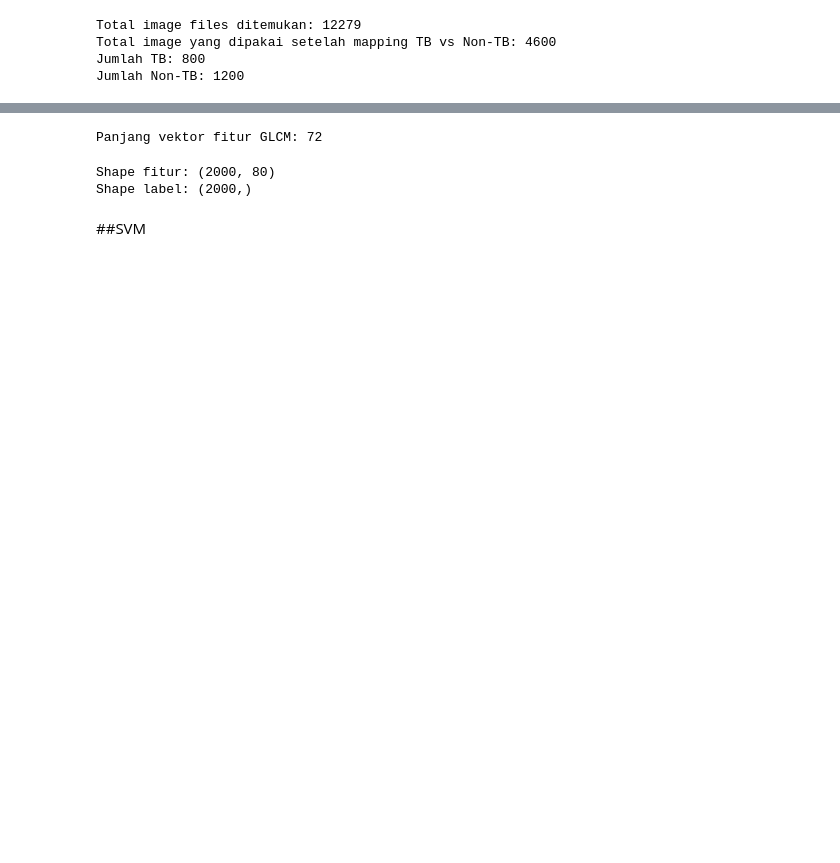
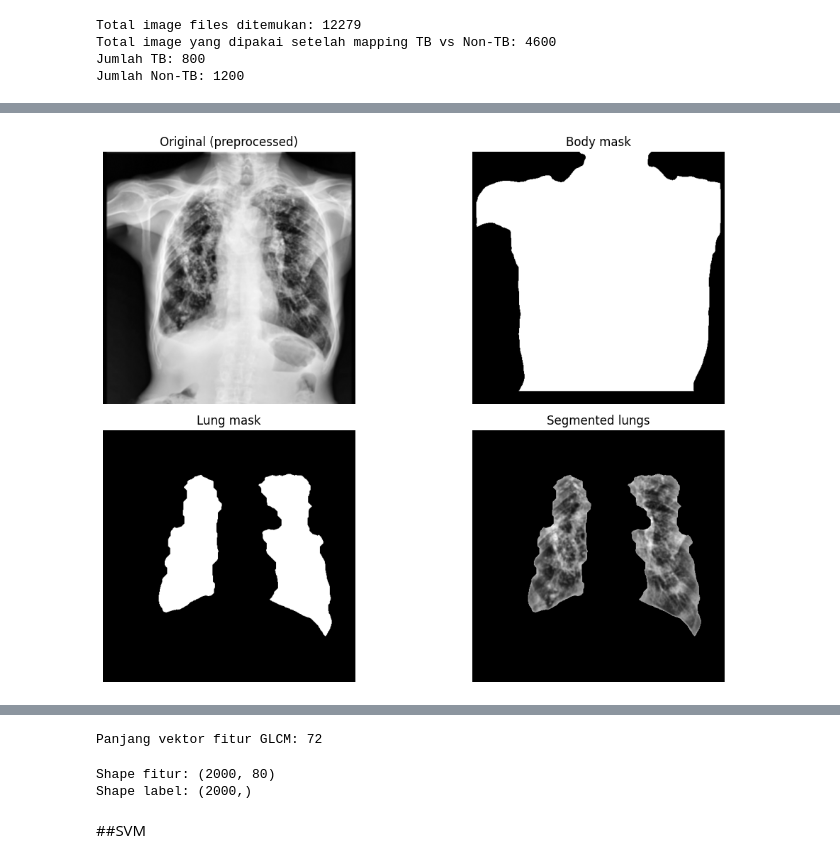
Before and after one commit to kosmasrio0411/Final-Project-PCD, a Jupyter notebook: Final_Project_PCD.ipynb, the cells around one changed output, grey strips where cells are left out. Drawn from its saved outputs; the diff is of its cells as text; code cells hidden in the pictures; blank space fills up the shorter version.

Commit message:
simpler segmentasi, improve sedikit

```diff
--- a/Final_Project_PCD.ipynb
+++ b/Final_Project_PCD.ipynb
@@ -304,6 +246,46 @@ def segment_lungs_final(img_pre, debug=False):
 
     segmented = img * lung_mask
     return segmented, lung_mask
+# %%
+import matplotlib.pyplot as plt
+sample_img = cv2.imread(paths_balanced[0], cv2.IMREAD_GRAYSCALE)
+pre = preprocess_image(sample_img)
+segmented, lung_mask = segment_lungs_final(pre)  # atau segment_lungs_final
+
+
+# 1. ambil body_mask dari gambar preprocessed
+body_mask = get_body_mask(pre)
+
+# 2. pastikan juga kamu sudah punya segmented & lung_mask
+# segmented, lung_mask = segment_lungs_simple(pre, debug=True)
+
+# 3. plot semuanya
+plt.figure(figsize=(12, 8))
+
+plt.subplot(2, 2, 1)
+plt.title("Original (preprocessed)")
+plt.imshow(pre, cmap='gray')
+plt.axis('off')
+
+plt.subplot(2, 2, 2)
+plt.title("Body mask")
+plt.imshow(body_mask, cmap='gray')
+plt.axis('off')
+
+plt.subplot(2, 2, 3)
+plt.title("Lung mask")
+plt.imshow(lung_mask, cmap='gray')
+plt.axis('off')
+
+plt.subplot(2, 2, 4)
+plt.title("Segmented lungs")
+plt.imshow(segmented, cmap='gray')
+plt.axis('off')
+
+plt.tight_layout()
+plt.show()
+# %% [output]
+[figure, added]
 # %%
 sample_img = cv2.imread(paths_balanced[0], cv2.IMREAD_GRAYSCALE)
 
```
Also changed, not shown: parts of 9 cells of this notebook.
